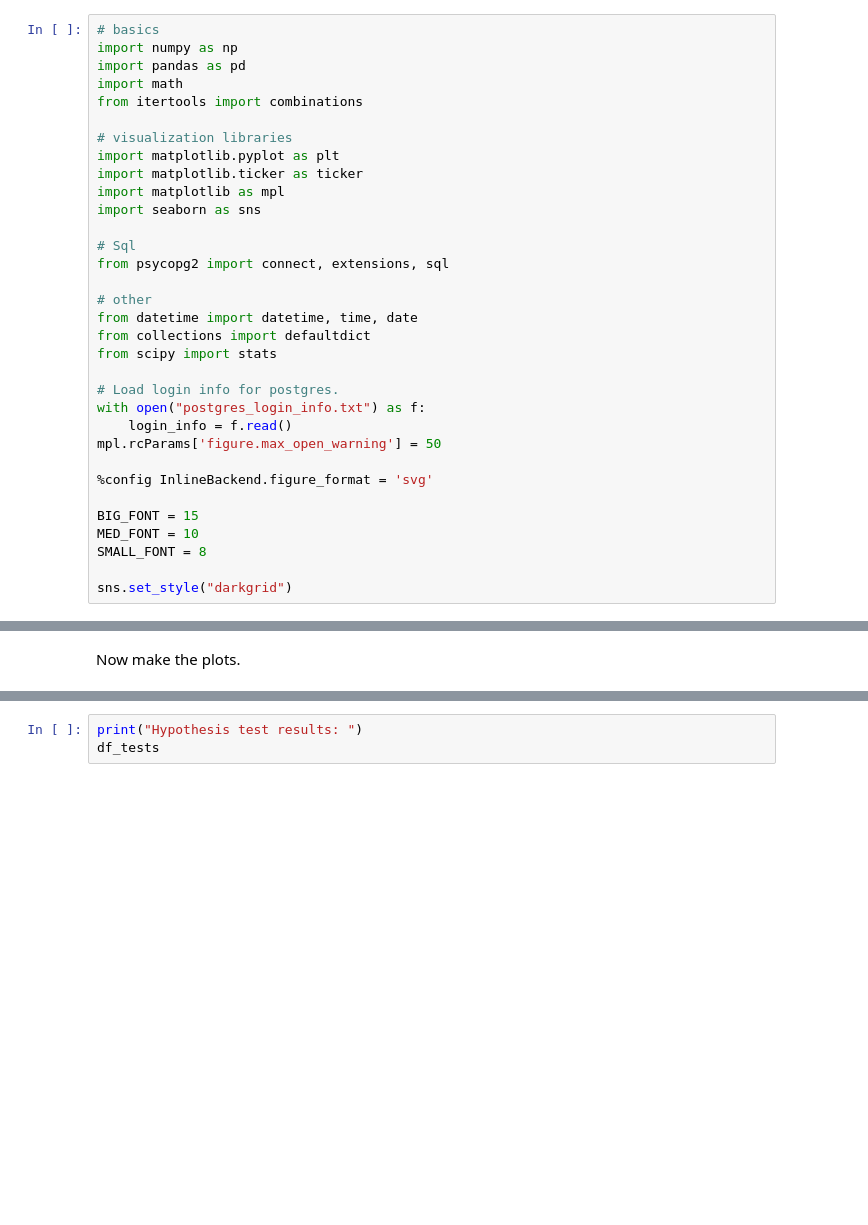
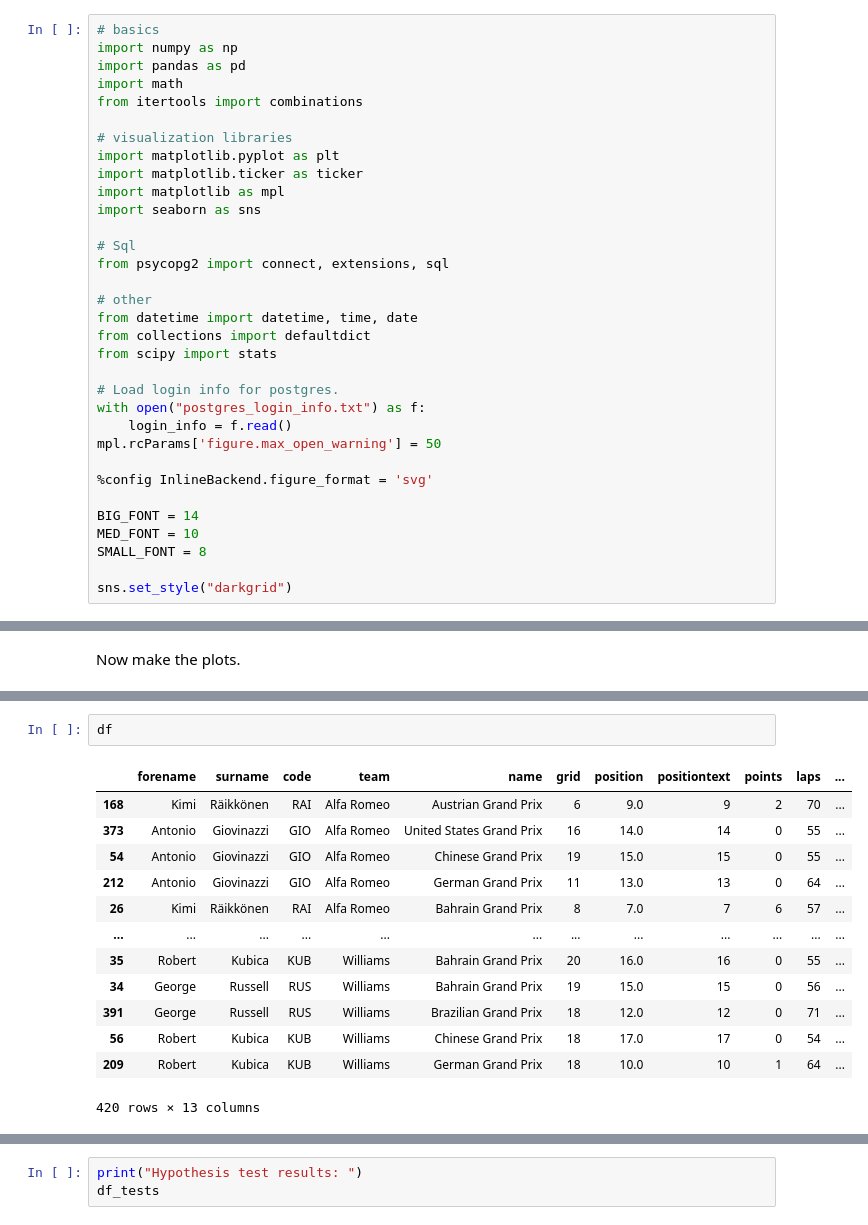
Before and after one commit to apalermo01/Formula-1-driver-consistency, a Jupyter notebook: Formula 1 2019 visualizations and performance metrics.ipynb, the cells around one changed output, grey strips where cells are left out. Cells and saved outputs as stored; diff of their text form; blank space fills up the shorter version.

```diff
--- a/Formula 1 2019 visualizations and performance metrics.ipynb
+++ b/Formula 1 2019 visualizations and performance metrics.ipynb
@@ -71,7 +73,7 @@ mpl.rcParams['figure.max_open_warning'] = 50
 
 %config InlineBackend.figure_format = 'svg'
 
-BIG_FONT = 15
+BIG_FONT = 14
 MED_FONT = 10
 SMALL_FONT = 8
 
@@ -858,5 +858,21 @@ Based on the plot of starting positions, it looks like there is a drastic differ
 
 To do this, compare the results of two hypothesis tests. **One-Way ANOVA (F-test)** is the traditional go-to method for hypothesis testing. However, this method assumes that both sample sets are normally distributed with equal variance. One look at the plots show that this assumption is violated, however ANOVA can tolerate these violations rather well. A **Kruskal-Wallis (H-test)** will be used to back up the findings of ANOVA.
+# %%
+df
+# %% [output]
+|  | forename | surname | code | team | name | grid | position | positiontext | points | laps | ... |
+| 168 | Kimi | Räikkönen | RAI | Alfa Romeo | Austrian Grand Prix | 6 | 9.0 | 9 | 2 | 70 | ... |
+| 373 | Antonio | Giovinazzi | GIO | Alfa Romeo | United States Grand Prix | 16 | 14.0 | 14 | 0 | 55 | ... |
+| 54 | Antonio | Giovinazzi | GIO | Alfa Romeo | Chinese Grand Prix | 19 | 15.0 | 15 | 0 | 55 | ... |
+| 212 | Antonio | Giovinazzi | GIO | Alfa Romeo | German Grand Prix | 11 | 13.0 | 13 | 0 | 64 | ... |
+| 26 | Kimi | Räikkönen | RAI | Alfa Romeo | Bahrain Grand Prix | 8 | 7.0 | 7 | 6 | 57 | ... |
+| ... | ... | ... | ... | ... | ... | ... | ... | ... | ... | ... | ... |
+| 35 | Robert | Kubica | KUB | Williams | Bahrain Grand Prix | 20 | 16.0 | 16 | 0 | 55 | ... |
+| 34 | George | Russell | RUS | Williams | Bahrain Grand Prix | 19 | 15.0 | 15 | 0 | 56 | ... |
+| 391 | George | Russell | RUS | Williams | Brazilian Grand Prix | 18 | 12.0 | 12 | 0 | 71 | ... |
+| 56 | Robert | Kubica | KUB | Williams | Chinese Grand Prix | 18 | 17.0 | 17 | 0 | 54 | ... |
+| 209 | Robert | Kubica | KUB | Williams | German Grand Prix | 18 | 10.0 | 10 | 1 | 64 | ... |
+420 rows × 13 columns
 # %%
 # Generate MultiIndex for dataframe to store results.
 metrics = ["grid", "position", "diff"]
```
Also changed, not shown: parts of 44 cells of this notebook.
